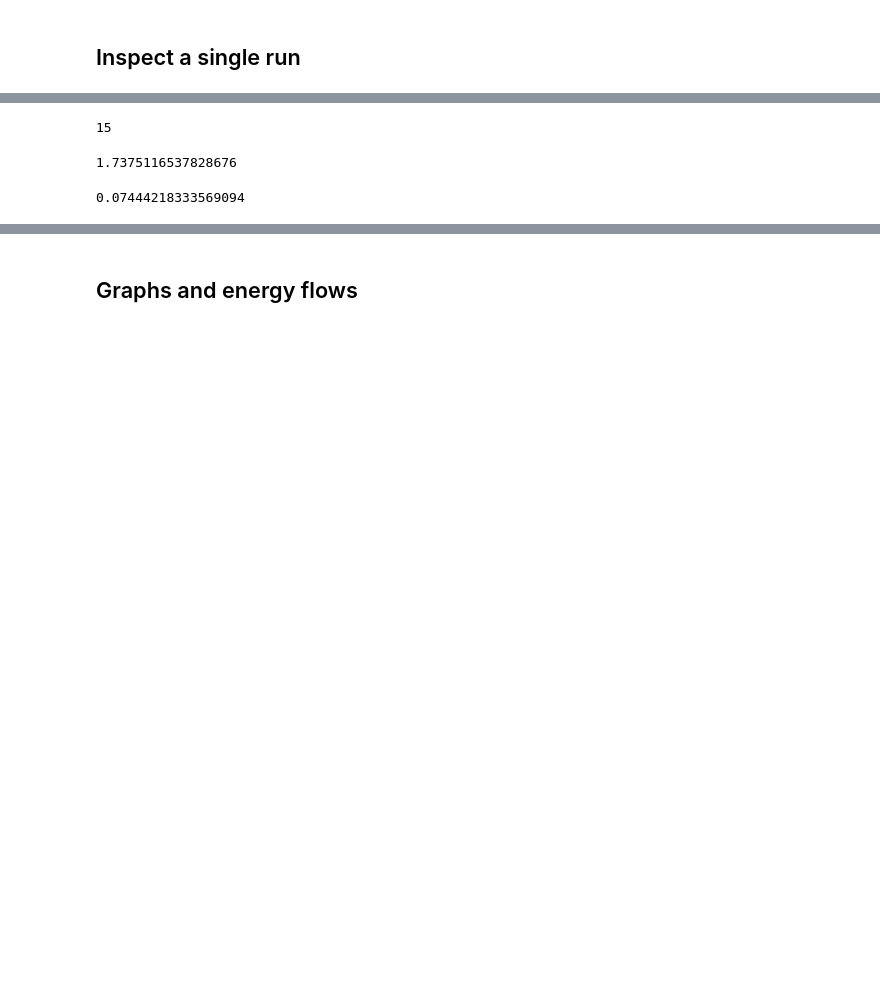
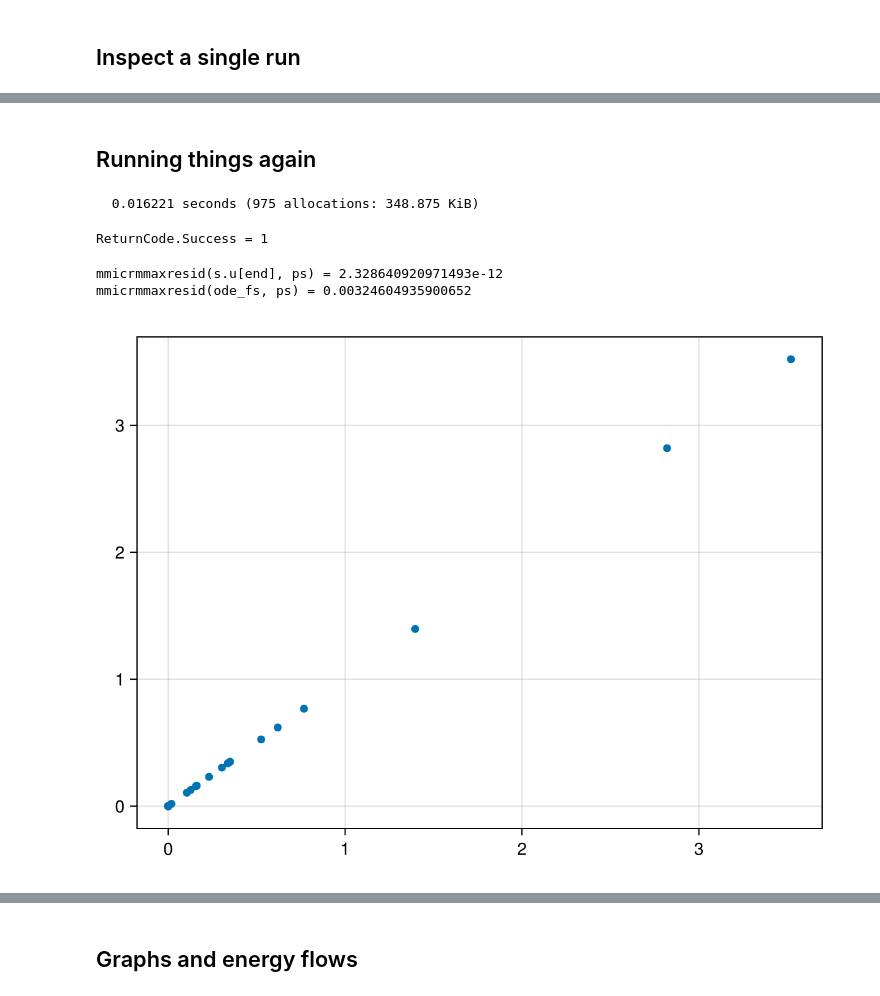
Before and after one commit to kockahonza/SSMC, a Jupyter notebook: cluster_env/runs/single_influx_pdes3/First look.ipynb, the cells around one changed output, grey strips where cells are left out. Drawn from its saved outputs; the diff is of its cells as text; code cells hidden in the pictures; blank space fills up the shorter version.

```diff
--- a/cluster_env/runs/single_influx_pdes3/First look.ipynb
+++ b/cluster_env/runs/single_influx_pdes3/First look.ipynb
@@ -145,14 +153,2 @@ fig
-# %%
-influx_Ri = findall(!=(0), ps.K)[1]
-# %% [output]
-15
-# %%
-xx = sum(ode_fs[N+1:end]) - ode_fs[N+influx_Ri]
-xx / ode_fs[N+influx_Ri]
-# %% [output]
-1.7375116537828676
-# %%
-xx = sum(sp_means[N+1:end]) - sp_means[N+influx_Ri]
-xx / sp_means[N+influx_Ri]
-# %% [output]
-0.07444218333569094
+# %% [markdown]
+## Running things again
@@ -158,0 +158,21 @@ xx / sp_means[N+influx_Ri]
+# %%
+@time s = solve(ode_prob, QNDF();
+    maxiters=1000000,
+    callback=make_timer_callback(1 * 60),
+);
+# %% [output]
+  0.016221 seconds (975 allocations: 348.875 KiB)
+# %%
+s.retcode
+# %% [output]
+ReturnCode.Success = 1
+# %%
+@show mmicrmmaxresid(s.u[end], ps)
+@show mmicrmmaxresid(ode_fs, ps);
+# %% [output]
+mmicrmmaxresid(s.u[end], ps) = 2.328640920971493e-12
+mmicrmmaxresid(ode_fs, ps) = 0.00324604935900652
+# %%
+scatter(ode_fs, s.u[end])
+# %% [output]
+[figure, added]
```
Also changed, not shown: parts of 10 cells of this notebook, 38 other files.
